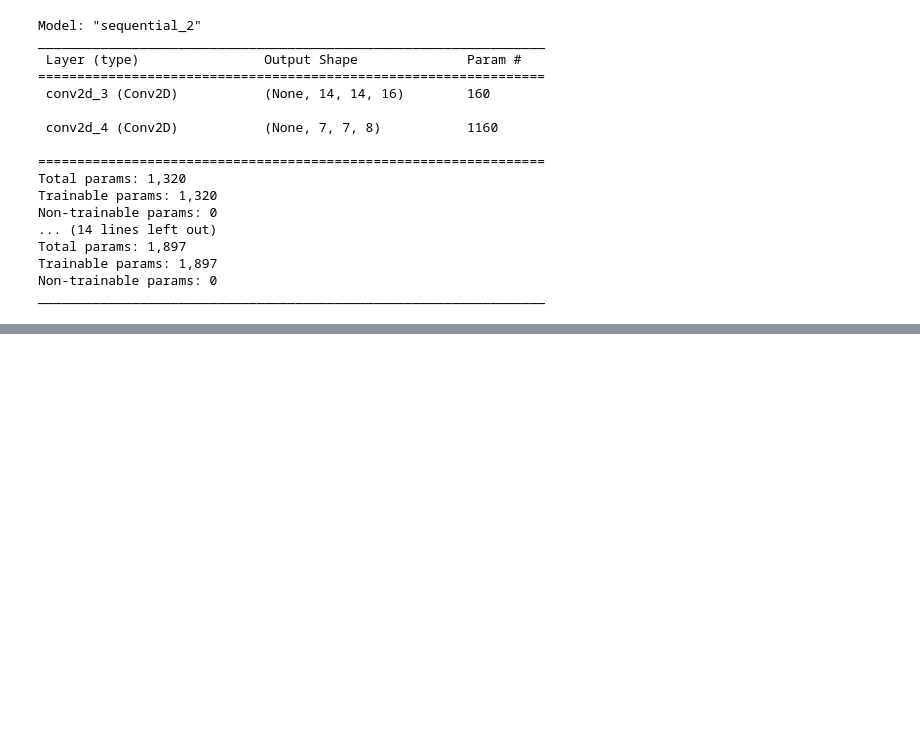
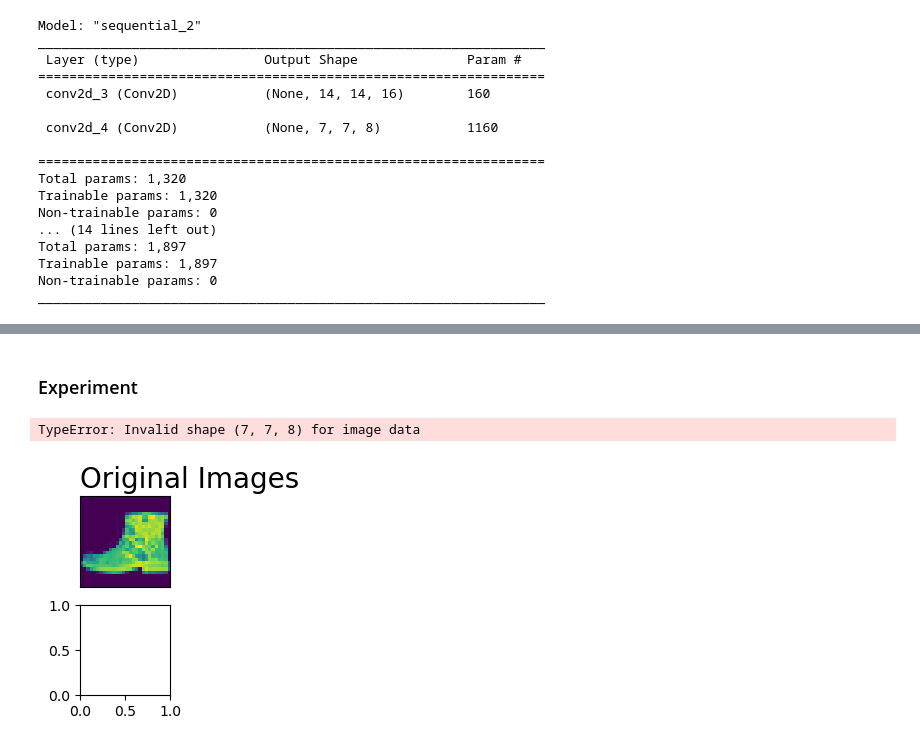
Before and after one commit to Ahmed-Rushdi/GAN_refresher, a Jupyter notebook: ae_refresher.ipynb, the cells around one changed output, grey strips where cells are left out. Cells and saved outputs as stored; diff of their text form; code cells hidden in the pictures; blank space fills up the shorter version.

```diff
--- a/ae_refresher.ipynb
+++ b/ae_refresher.ipynb
@@ -208,0 +233,9 @@ plot_reconstructed_images_and_encodings(
+# %% [markdown]
+### Experiment
+# %%
+modified_encondings = model1.encode(x_test[-5:])*0.9
+generated_images = model1.decode(modified_encondings)
+plot_reconstructed_images_and_encodings(x_test[-5:], tf.reshape(modified_encondings), (10, 14, -1)), generated_images)
+# %% [output]
+TypeError: Invalid shape (7, 7, 8) for image data
+[figure, added]
```
Also changed, not shown: parts of 18 cells of this notebook, 2 other files.
